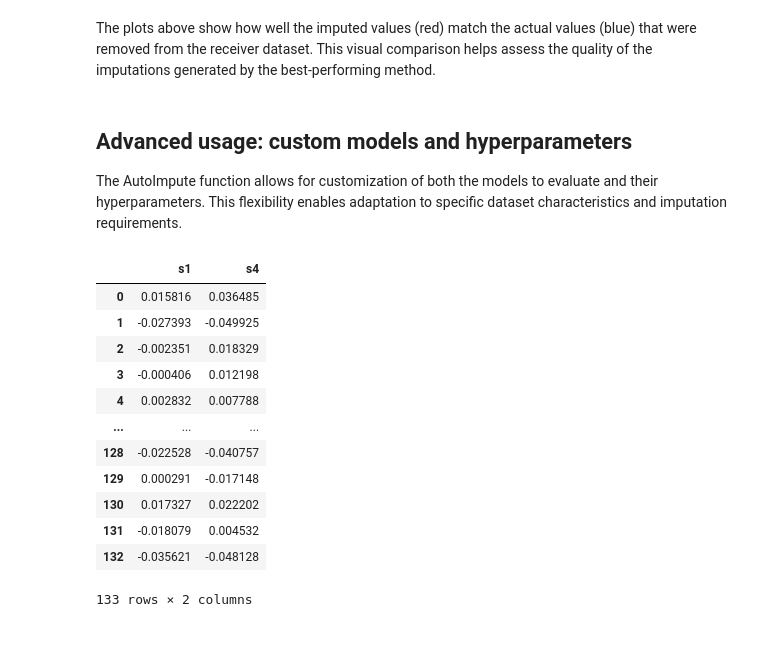
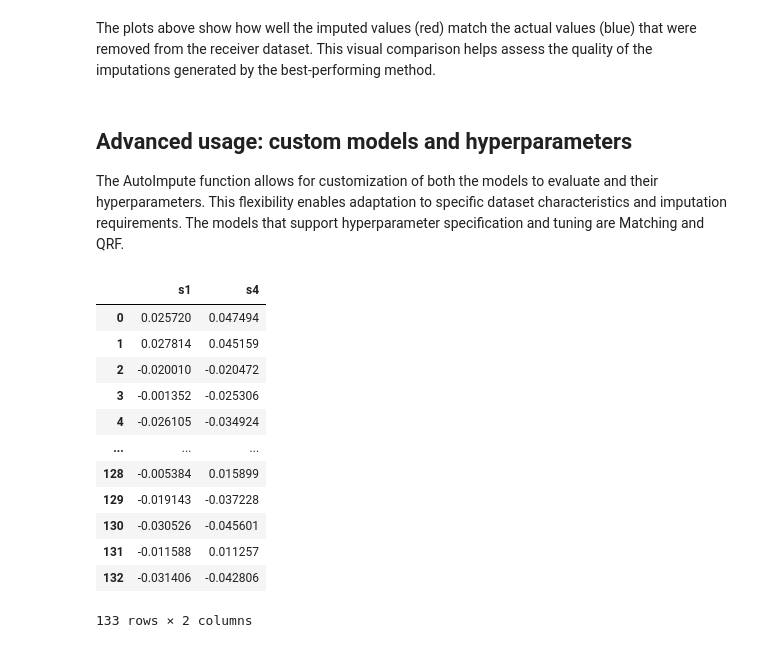
Before and after one commit to juaristi22/microimpute, a Jupyter notebook: docs/autoimpute/autoimpute.ipynb, the cells around one changed output. Saved outputs shown, nothing was run; the diff lists cells and outputs as text; code cells hidden in the pictures.

Commit message:
enable matching hyperparameter tuning

```diff
--- a/docs/autoimpute/autoimpute.ipynb
+++ b/docs/autoimpute/autoimpute.ipynb
@@ -224,44 +224,47 @@ The plots above show how well the imputed values (red) match the actual values (
 # %% [markdown]
 ## Advanced usage: custom models and hyperparameters
 
-The AutoImpute function allows for customization of both the models to evaluate and their hyperparameters. This flexibility enables adaptation to specific dataset characteristics and imputation requirements.
+The AutoImpute function allows for customization of both the models to evaluate and their hyperparameters. This flexibility enables adaptation to specific dataset characteristics and imputation requirements. The models that support hyperparameter specification and tuning are Matching and QRF.
 # %%
 from microimpute.models import *
 
 # Specify a custom subset of models to evaluate
-custom_models = [QRF, OLS, QuantReg]
+custom_models = [QRF, OLS, Matching]
 
 # Specify custom hyperparameters for some models
-custom_hyperparameters = {"QRF": {"n_estimators": 200, "max_depth": 10}}
+custom_hyperparameters = {
+    "QRF": {"n_estimators": 200, "max_depth": 10},
+    "Matching": {"constrained": True},
+}
 
 # Then simply run autoimpute with custom models and hyperparameters
 (
     advanced_imputations,
     advanced_imputed_data,
     advanced_fitted_model,
     advanced_method_results,
 ) = autoimpute(
     donor_data=donor_data,
     receiver_data=receiver_data_without_targets,
     predictors=predictors,
     imputed_variables=imputed_variables,
     models=custom_models,
     hyperparameters=custom_hyperparameters,
     k_folds=5,
 )
 
 advanced_imputations[0.5]
 # %% [output]
 |  | s1 | s4 |
-| 0 | 0.015816 | 0.036485 |
-| 1 | -0.027393 | -0.049925 |
-| 2 | -0.002351 | 0.018329 |
-| 3 | -0.000406 | 0.012198 |
-| 4 | 0.002832 | 0.007788 |
+| 0 | 0.025720 | 0.047494 |
+| 1 | 0.027814 | 0.045159 |
+| 2 | -0.020010 | -0.020472 |
+| 3 | -0.001352 | -0.025306 |
+| 4 | -0.026105 | -0.034924 |
 | ... | ... | ... |
-| 128 | -0.022528 | -0.040757 |
-| 129 | 0.000291 | -0.017148 |
-| 130 | 0.017327 | 0.022202 |
-| 131 | -0.018079 | 0.004532 |
-| 132 | -0.035621 | -0.048128 |
+| 128 | -0.005384 | 0.015899 |
+| 129 | -0.019143 | -0.037228 |
+| 130 | -0.030526 | -0.045601 |
+| 131 | -0.011588 | 0.011257 |
+| 132 | -0.031406 | -0.042806 |
 133 rows × 2 columns
```
Also changed, not shown: parts of 5 cells of this notebook, 11 other files.
